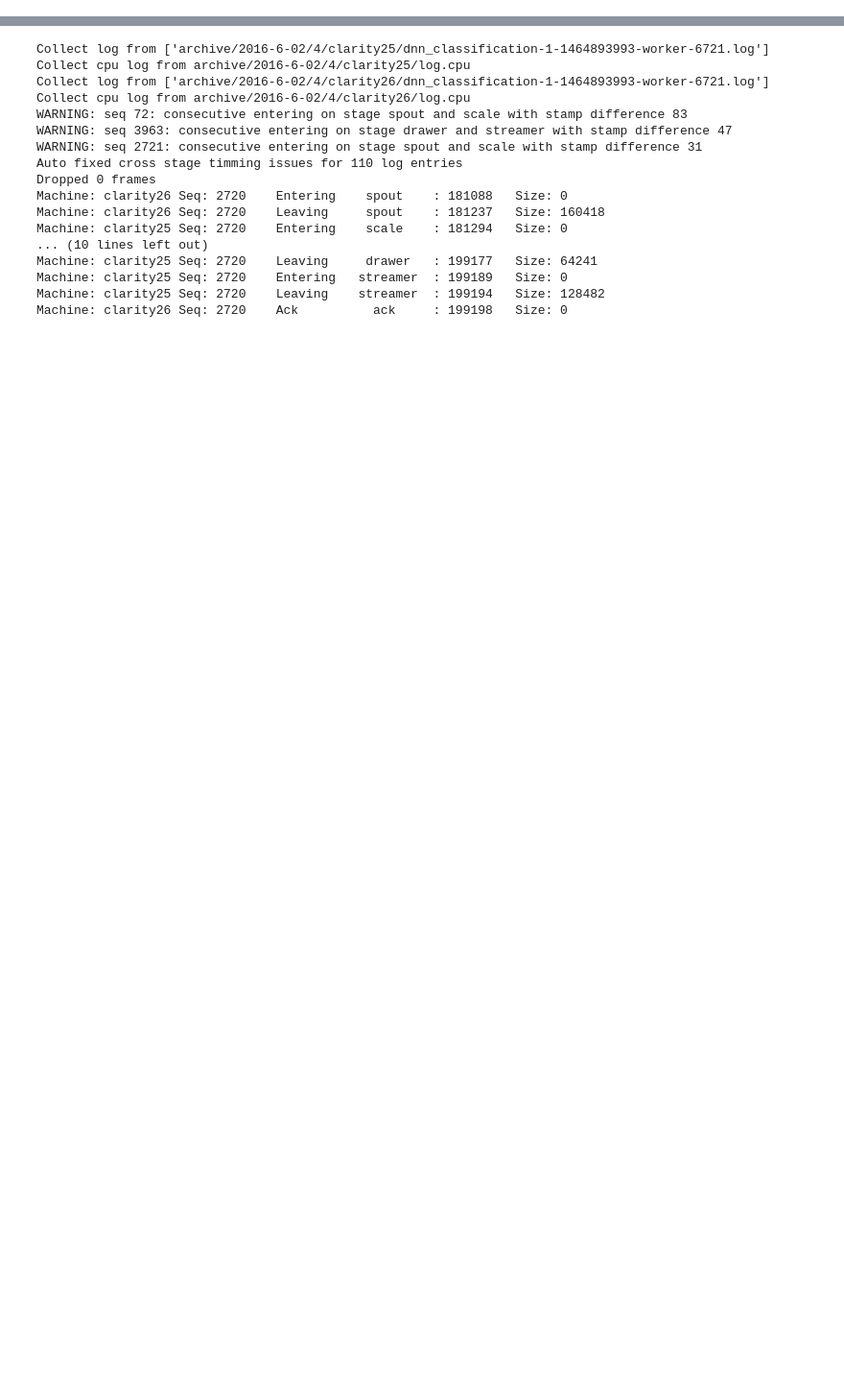
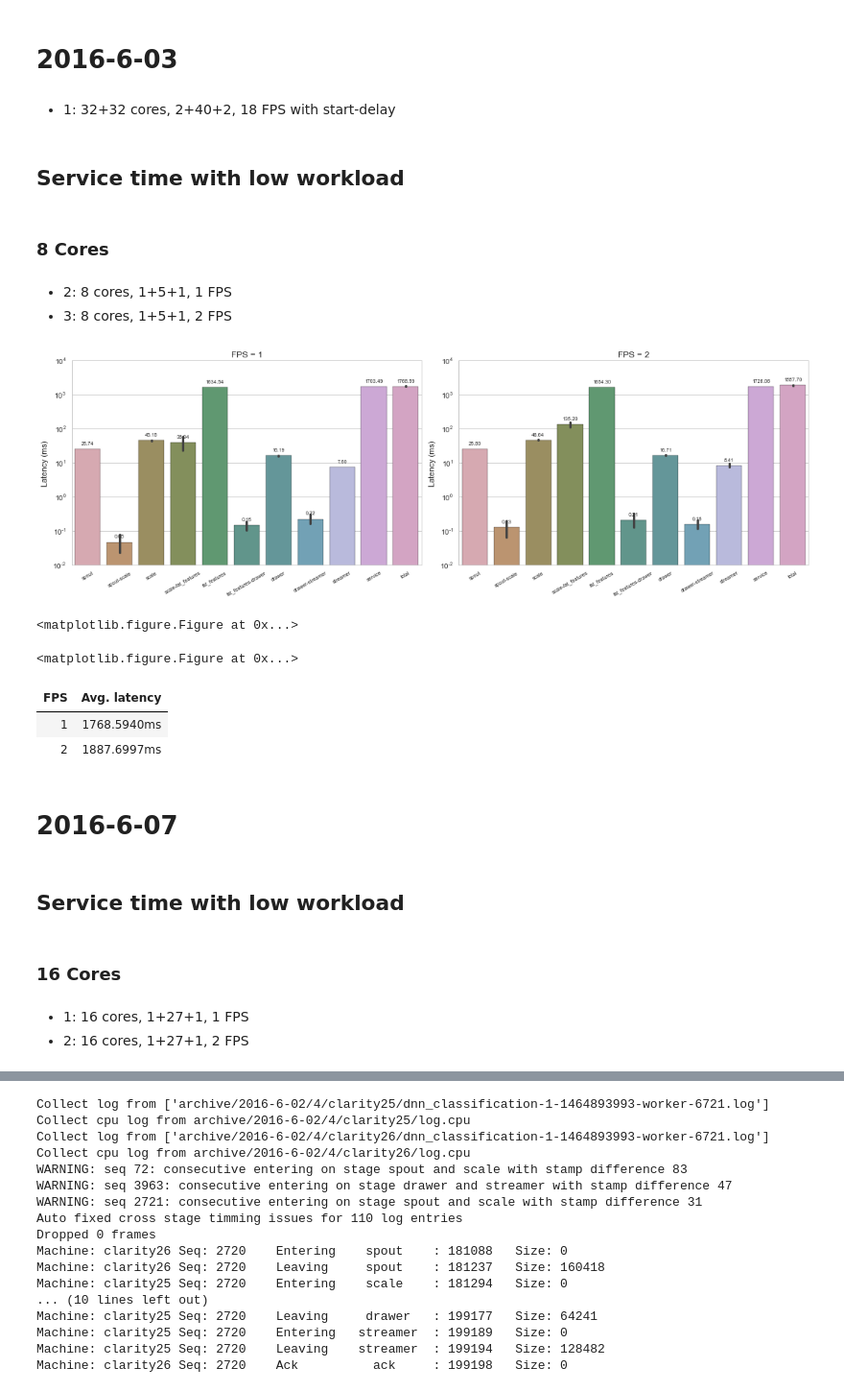
Before and after one commit to Aetf/remotelog, a Jupyter notebook: Exp-Res.ipynb, the cells around one changed output, grey strips where cells are left out. Shown at 96% size. Saved outputs shown, nothing was run; the diff lists cells and outputs as text; code cells hidden in the pictures; blank space fills up the shorter version.

```diff
--- a/Exp-Res.ipynb
+++ b/Exp-Res.ipynb
@@ -147,0 +91,11 @@ Conclusion: no, there are frames using scale on clarity__25__ but sent to fat_fe
+# %% [markdown]
+# 2016-6-03
+# %% [markdown]
+- 1: 32+32 cores, 2+40+2, 18 FPS with start-delay
+# %% [markdown]
+## Service time with low workload
+# %% [markdown]
+### 8 Cores
+# %% [markdown]
+- 2: 8 cores, 1+5+1, 1 FPS
+- 3: 8 cores, 1+5+1, 2 FPS
@@ -147,0 +106,28 @@ Conclusion: no, there are frames using scale on clarity__25__ but sent to fat_fe
+# %%
+fig, axs = plt.subplots(ncols=2, figsize=(15,5))
+for idx in [0, 1]:
+    p = core8.exps[idx].latency(ax=axs[idx])
+    p.set_title('FPS = {}'.format(core8.exps[idx].params['fps']))
+# %% [output]
+[figure, added]
+<matplotlib.figure.Figure at 0x...>
+<matplotlib.figure.Figure at 0x...>
+# %%
+%%asmarkdown
+print("""| FPS | Avg. latency |
+|:---:|:------------:|""")
+for exp in core8.exps:
+    print('|{}|{:.4f}ms|'.format(exp.params['fps'], exp.avg_latency()))
+# %% [output]
+| FPS | Avg. latency |
+| 1 | 1768.5940ms |
+| 2 | 1887.6997ms |
+# %% [markdown]
+# 2016-6-07
+# %% [markdown]
+## Service time with low workload
+# %% [markdown]
+### 16 Cores
+# %% [markdown]
+- 1: 16 cores, 1+27+1, 1 FPS
+- 2: 16 cores, 1+27+1, 2 FPS
```
Also changed, not shown: parts of 57 cells of this notebook, 2 other files.
